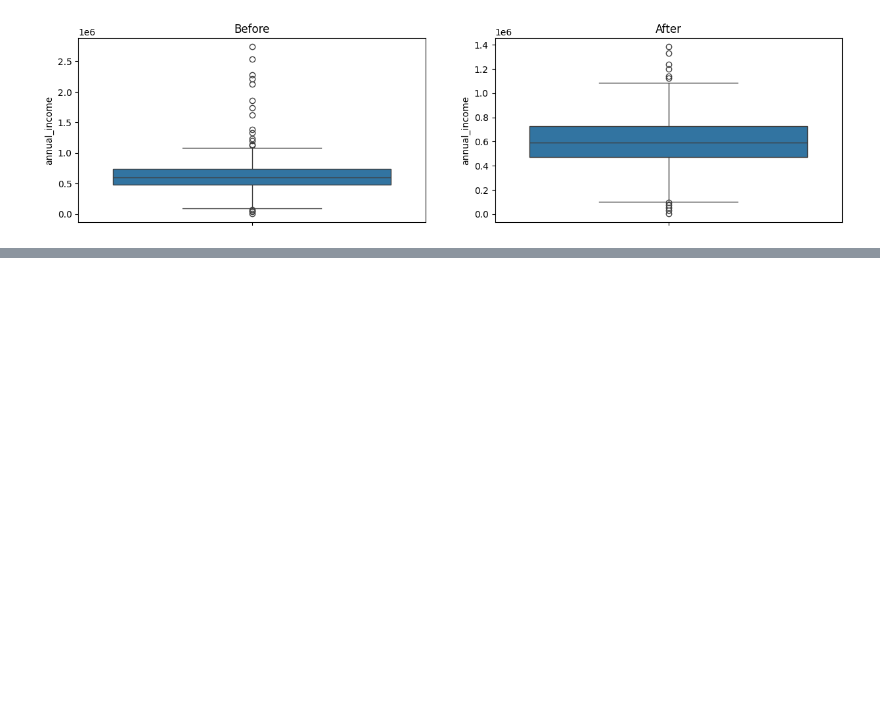
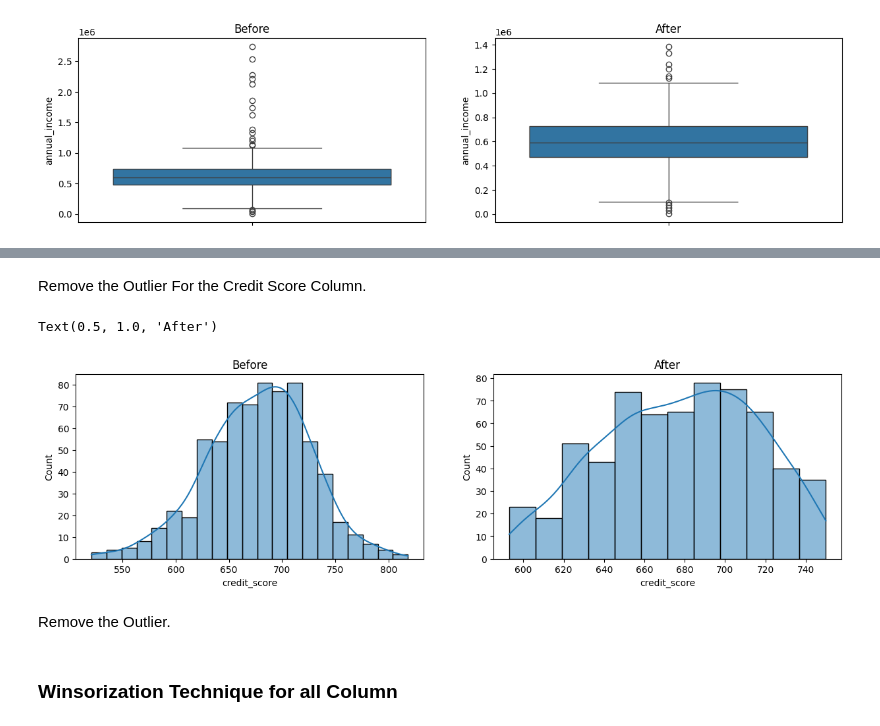
Before and after one commit to Abhiraj14206/Main_Data, a Jupyter notebook: FinalProject1/Finalproject1.ipynb, the cells around one changed output, grey strips where cells are left out. Cells and saved outputs as stored; diff of their text form; code cells hidden in the pictures; blank space fills up the shorter version.

```diff
--- a/FinalProject1/Finalproject1.ipynb
+++ b/FinalProject1/Finalproject1.ipynb
@@ -423,0 +508,18 @@ Text(0.5, 1.0, 'After')
+# %% [markdown]
+Remove the Outlier For the Credit Score Column.
+# %%
+plt.figure(figsize=(15,8))
+plt.subplot(2,2,1)
+sns.histplot(df["credit_score"],kde=True)
+plt.title("Before")
+
+plt.subplot(2,2,2)
+sns.histplot(df_pr["credit_score"],kde=True)
+plt.title("After")
+# %% [output]
+Text(0.5, 1.0, 'After')
+[figure, added]
+# %% [markdown]
+Remove the Outlier.
+# %% [markdown]
+### Winsorization Technique for all Column
```
Also changed, not shown: parts of 34 cells of this notebook.
